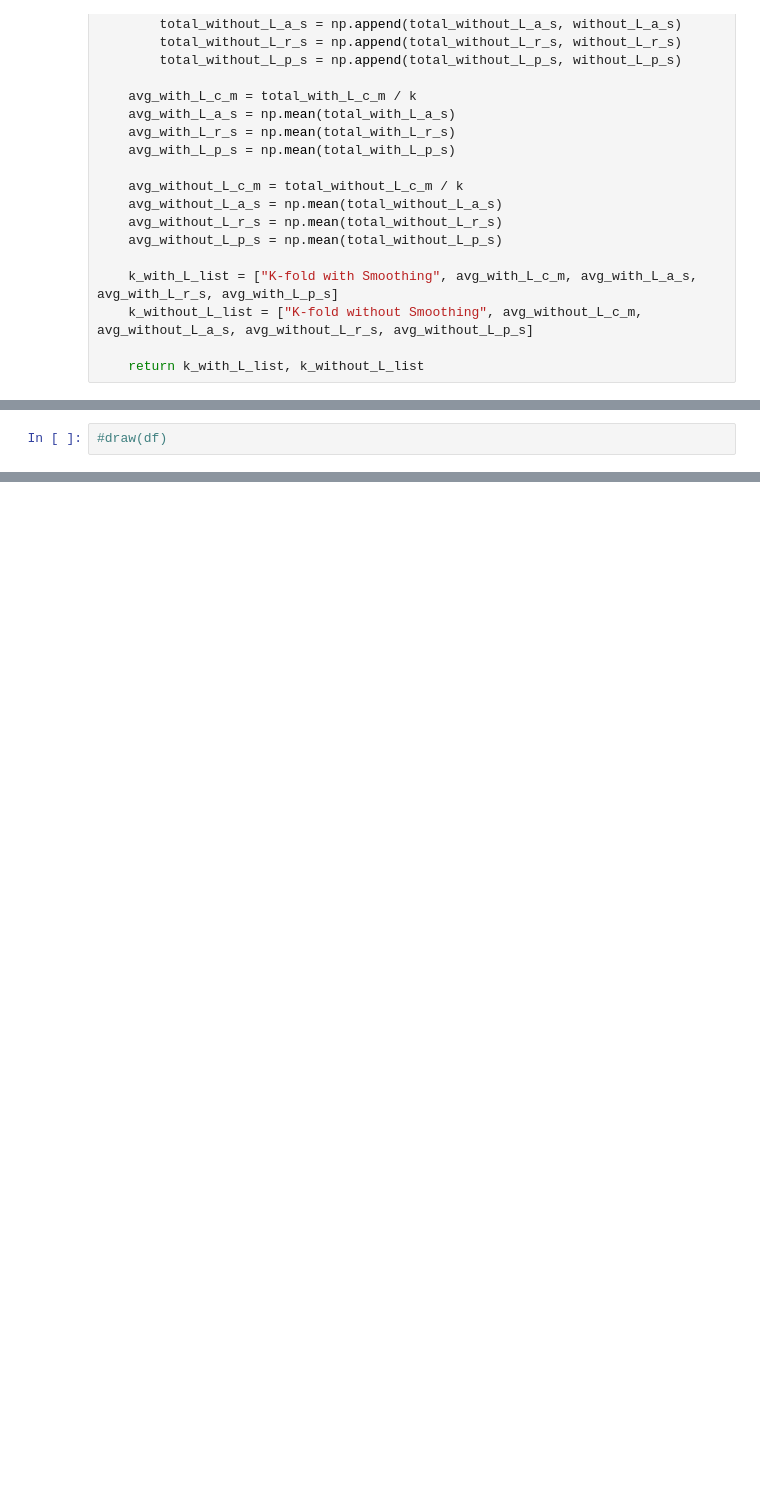
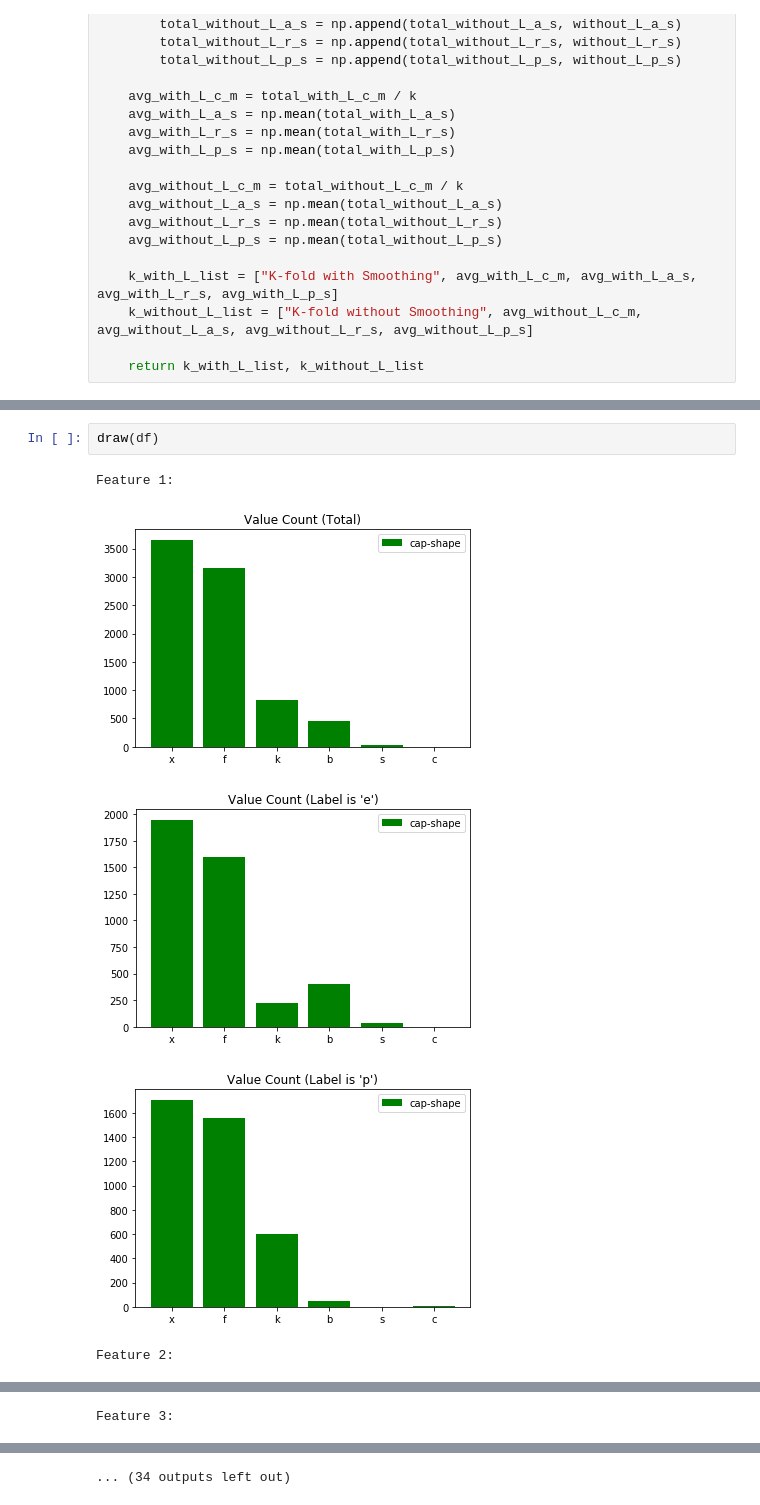
Before and after one commit to ee-chiu/ML_hw1, a Jupyter notebook: Mushroom/Mushroom.ipynb, the cells around one changed output, grey strips where cells are left out. Saved outputs shown, nothing was run; the diff lists cells and outputs as text; blank space fills up the shorter version.

```diff
--- a/Mushroom/Mushroom.ipynb
+++ b/Mushroom/Mushroom.ipynb
@@ -196,3 +229,9 @@ print(table)
 +---------------------------+---------------------------------+--------------------+---------------------+--------------------+
-# %%
-#draw(df)
+# %%
+draw(df)
+# %% [output]
+Feature 1:
+[figure, added]
+[figure, added]
+[figure, added]
+Feature 2:
@@ -198,0 +241 @@ print(table)
+Feature 3:
@@ -199,2 +245,3 @@ print(table)
+... (34 outputs left out)
 # %%
 draw_question(df)
```
Also changed, not shown: parts of 7 cells of this notebook.
